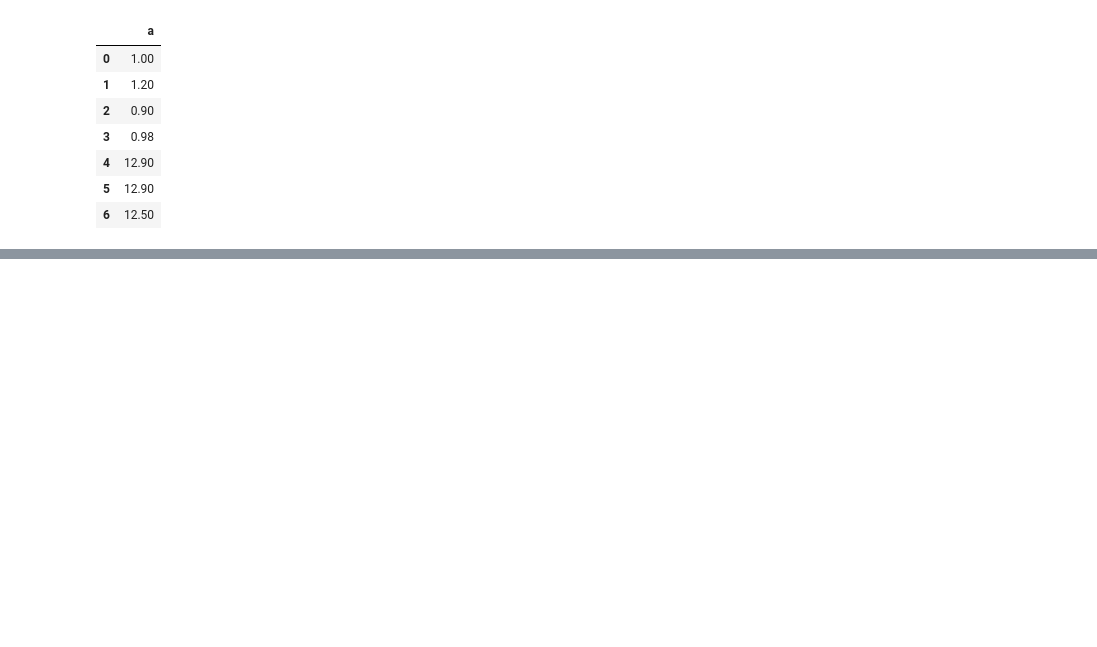
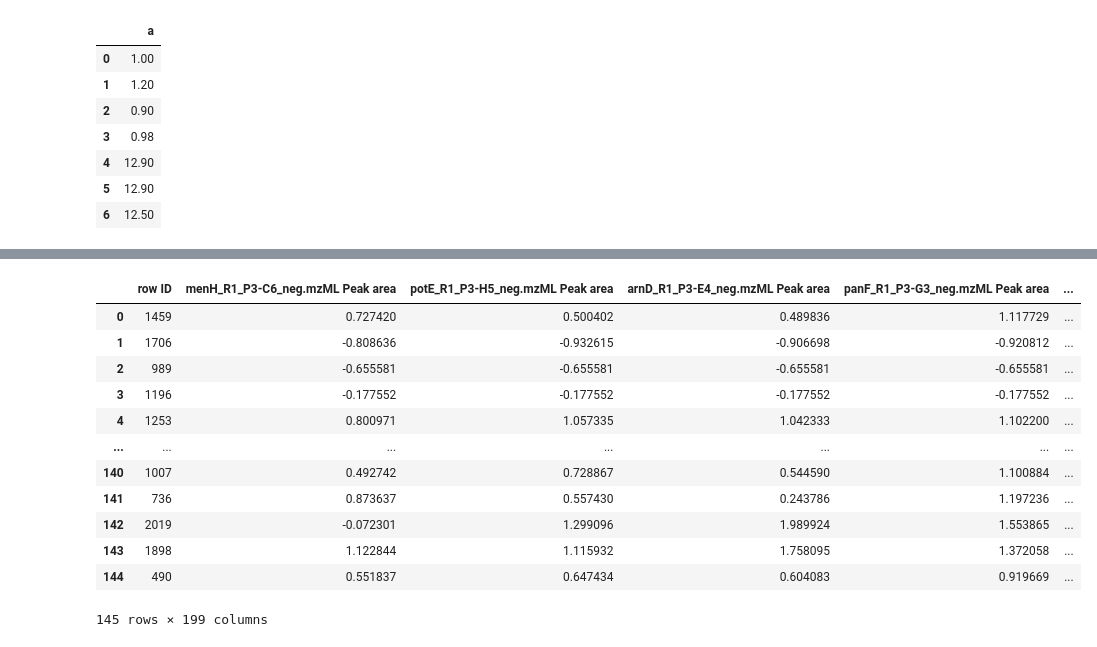
Before and after one commit to JosuaCarl/RAMPT, a Jupyter notebook: source/tryout.ipynb, the cells around one changed output, grey strips where cells are left out. Cells and saved outputs as stored; diff of their text form; code cells hidden in the pictures; blank space fills up the shorter version.

```diff
--- a/source/tryout.ipynb
+++ b/source/tryout.ipynb
@@ -56,0 +105,16 @@ NameError: name 'sep' is not defined
+# %%
+pd.concat([quant_df["row ID"], zscores], axis=1)
+# %% [output]
+|  | row ID | menH_R1_P3-C6_neg.mzML Peak area | potE_R1_P3-H5_neg.mzML Peak area | arnD_R1_P3-E4_neg.mzML Peak area | panF_R1_P3-G3_neg.mzML Peak area | ... |
+| 0 | 1459 | 0.727420 | 0.500402 | 0.489836 | 1.117729 | ... |
+| 1 | 1706 | -0.808636 | -0.932615 | -0.906698 | -0.920812 | ... |
+| 2 | 989 | -0.655581 | -0.655581 | -0.655581 | -0.655581 | ... |
+| 3 | 1196 | -0.177552 | -0.177552 | -0.177552 | -0.177552 | ... |
+| 4 | 1253 | 0.800971 | 1.057335 | 1.042333 | 1.102200 | ... |
+| ... | ... | ... | ... | ... | ... | ... |
+| 140 | 1007 | 0.492742 | 0.728867 | 0.544590 | 1.100884 | ... |
+| 141 | 736 | 0.873637 | 0.557430 | 0.243786 | 1.197236 | ... |
+| 142 | 2019 | -0.072301 | 1.299096 | 1.989924 | 1.553865 | ... |
+| 143 | 1898 | 1.122844 | 1.115932 | 1.758095 | 1.372058 | ... |
+| 144 | 490 | 0.551837 | 0.647434 | 0.604083 | 0.919669 | ... |
+145 rows × 199 columns
```
Also changed, not shown: parts of 9 cells of this notebook, 6 other files.
